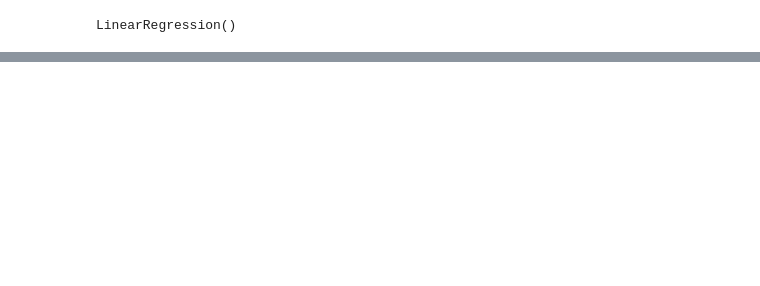
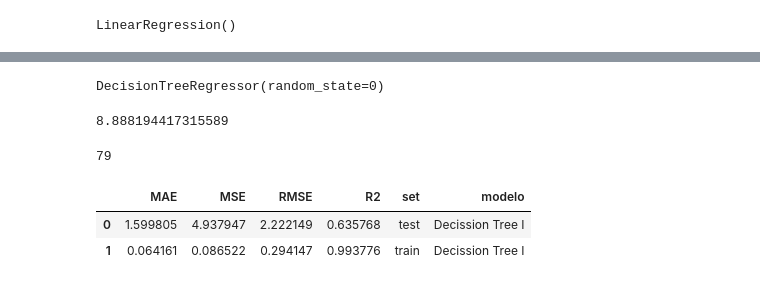
Before and after one commit to Origamologo/Washington-washing-and-prediction, a Jupyter notebook: casas_modelo.ipynb, the cells around one changed output, grey strips where cells are left out. Drawn from its saved outputs; the diff is of its cells as text; code cells hidden in the pictures; blank space fills up the shorter version.

```diff
--- a/casas_modelo.ipynb
+++ b/casas_modelo.ipynb
@@ -234,0 +253,27 @@ casas_est_results
+# %%
+# create a regressor object
+regressor = DecisionTreeRegressor(random_state = 0)
+
+# fit the regressor with X and Y data
+regressor.fit(X_train, y_train)
+# %% [output]
+DecisionTreeRegressor(random_state=0)
+# %%
+max_features = np.sqrt(len(X_train.columns))
+max_features
+# %% [output]
+8.888194417315589
+# %%
+print(regressor.tree_.max_depth)
+# %% [output]
+79
+# %%
+y_pred_test_dt = regressor.predict(X_test)
+y_pred_train_dt = regressor.predict(X_train)
+# %%
+dt_results1 = metricas(y_test, y_train, y_pred_test_dt, y_pred_train_dt, "Decission Tree I")
+dt_results1
+# %% [output]
+|  | MAE | MSE | RMSE | R2 | set | modelo |
+| 0 | 1.599805 | 4.937947 | 2.222149 | 0.635768 | test | Decission Tree I |
+| 1 | 0.064161 | 0.086522 | 0.294147 | 0.993776 | train | Decission Tree I |
```
Also changed, not shown: parts of 31 cells of this notebook.
